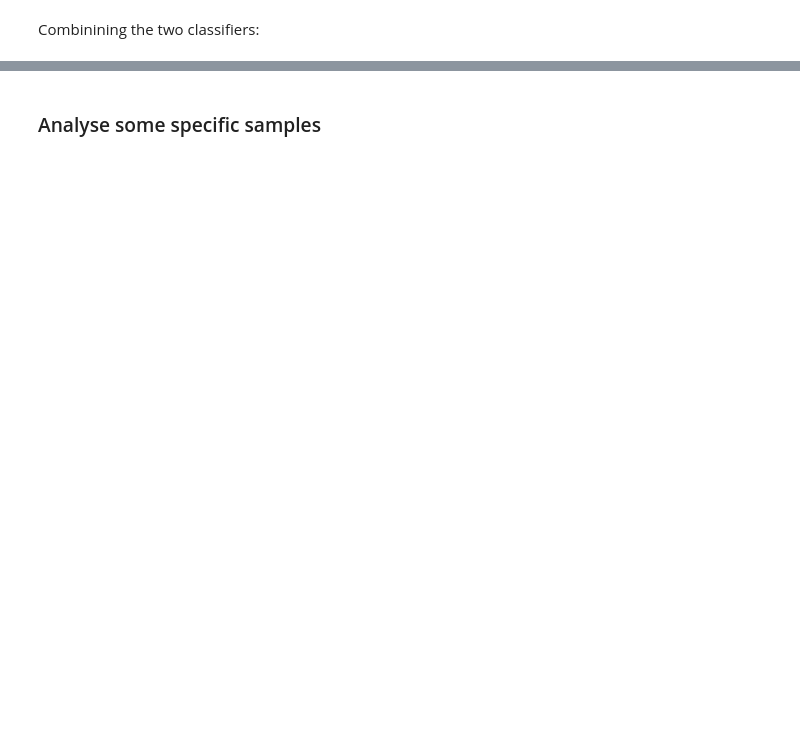
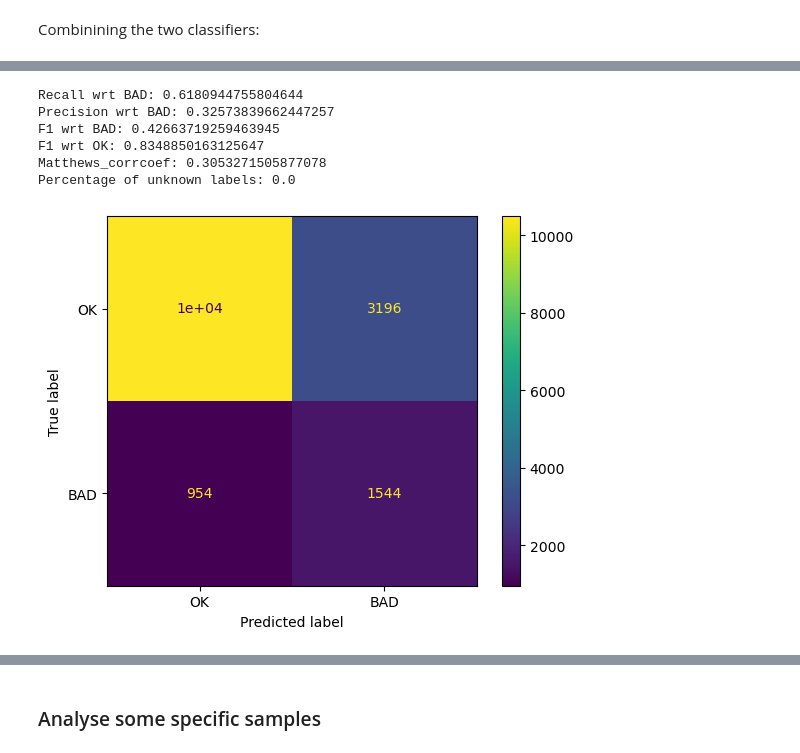
Before and after one commit to TuAnh23/Perturbation-basedQE, a Jupyter notebook: notebooks/Quality estimation.ipynb, the cells around one changed output, grey strips where cells are left out. Cells and saved outputs as stored; diff of their text form; code cells hidden in the pictures; blank space fills up the shorter version.

```diff
--- a/notebooks/Quality estimation.ipynb
+++ b/notebooks/Quality estimation.ipynb
@@ -229,0 +274,15 @@ Percentage of unknown labels: 0.0
+# %%
+nmt_log_prob = get_nmt_word_log_probs(dataset, data_root_path, src_lang, tgt_lang, original_translation_output_dir)
+nmt_prob = [[2**x for x in y] for y in nmt_log_prob]
+# %%
+ensemble_prob = [[(x+y)/2 for x, y in zip(m,n)] for m,n in zip(prob_pred, nmt_prob)]
+ensemble_label = [['BAD' if x < 0.4 else 'OK' for x in y] for y in ensemble_prob]
+report_metrics(pred=ensemble_label, gold_labels=gold_labels)
+# %% [output]
+Recall wrt BAD: 0.6180944755804644
+Precision wrt BAD: 0.32573839662447257
+F1 wrt BAD: 0.42663719259463945
+F1 wrt OK: 0.8348850163125647
+Matthews_corrcoef: 0.3053271505877078
+Percentage of unknown labels: 0.0
+[figure, added]
```
Also changed, not shown: parts of 23 cells of this notebook, 2 other files.
